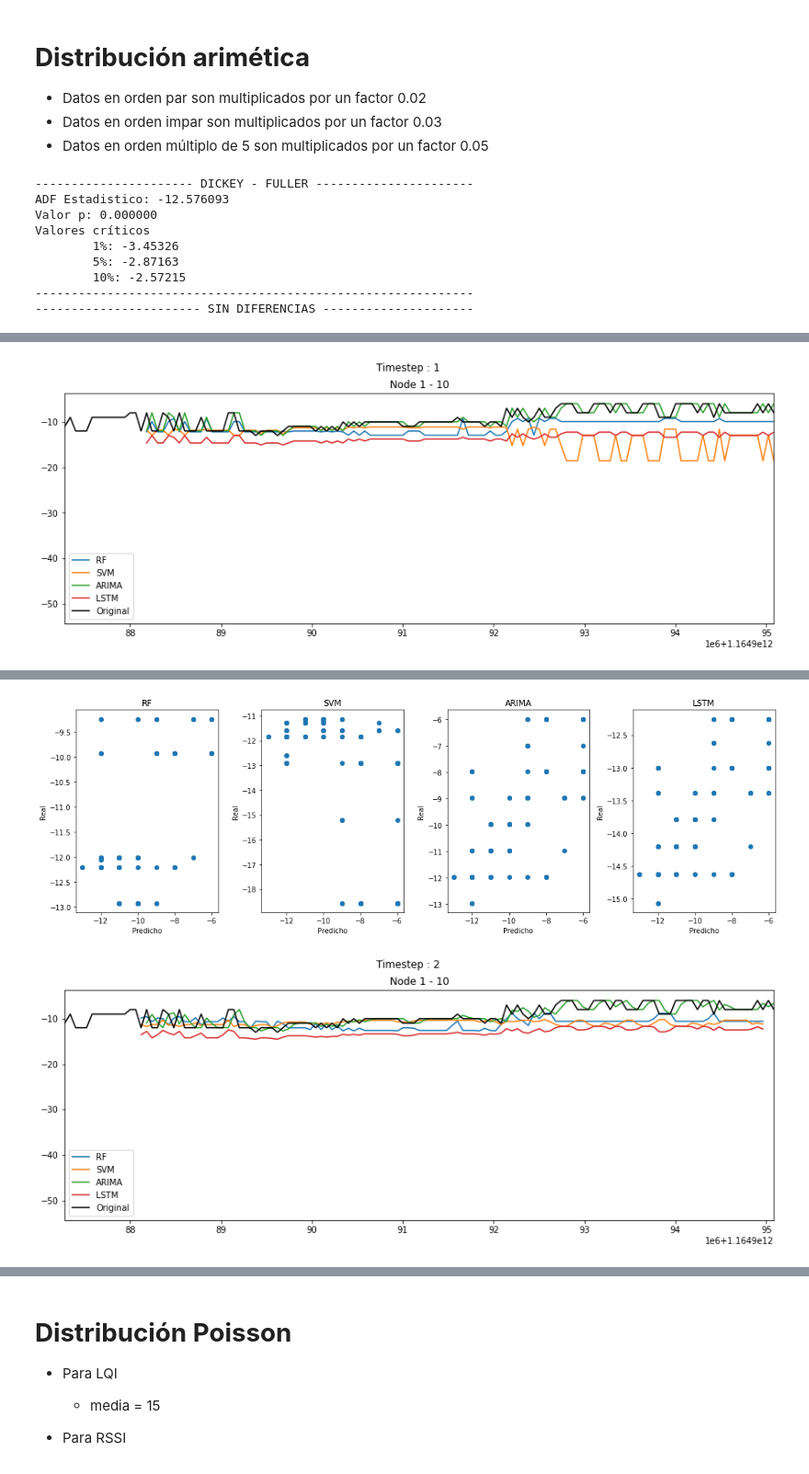
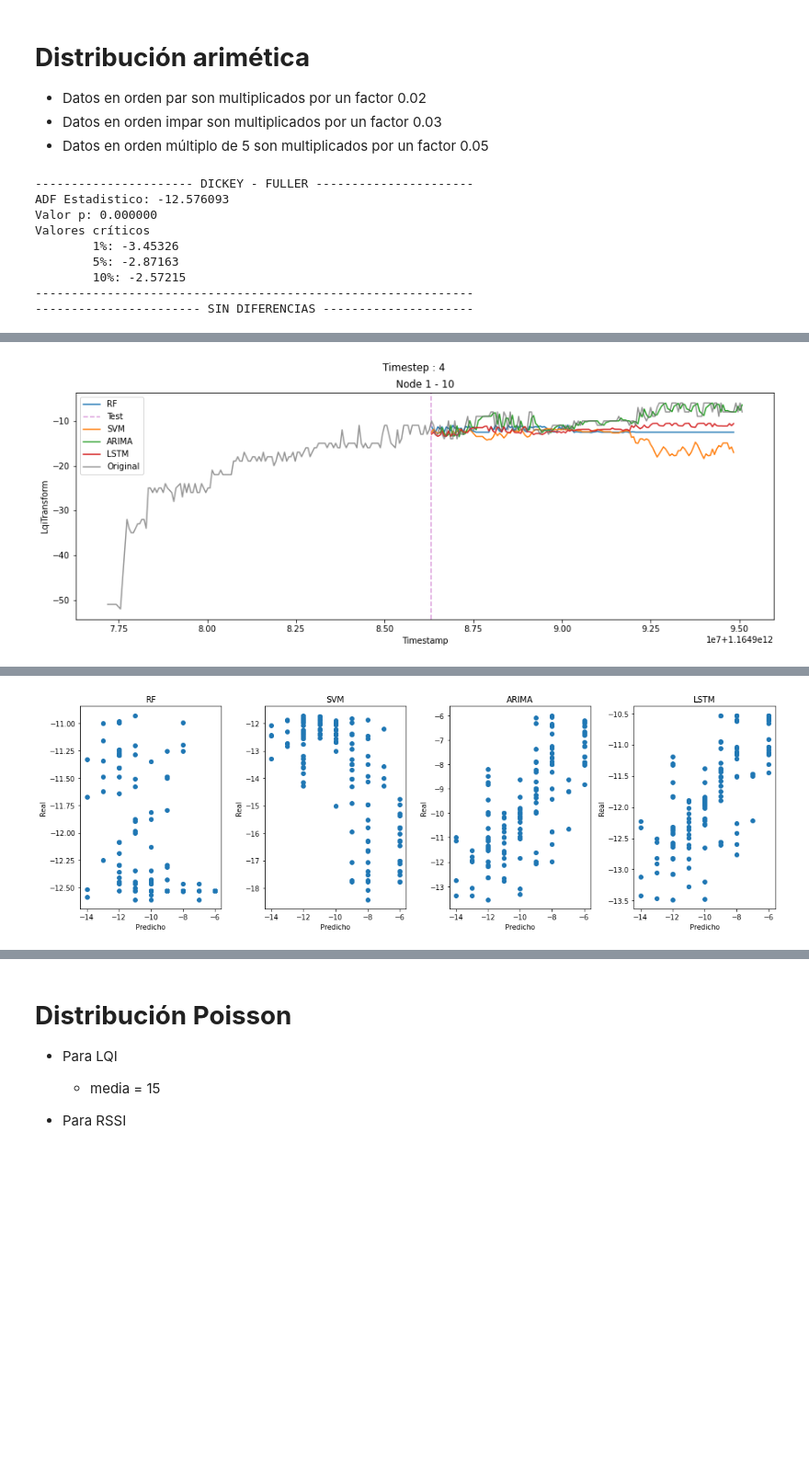
Before and after one commit to juandmantilla/Prediccion-LQI-RSSI-series-de-tiempo, a Jupyter notebook: Experimentos.ipynb, the cells around one changed output, grey strips where cells are left out. Shown at 92% size. Cells and saved outputs as stored; diff of their text form; code cells hidden in the pictures; blank space fills up the shorter version.

```diff
--- a/Experimentos.ipynb
+++ b/Experimentos.ipynb
@@ -1150,8 +1106,10 @@ SrcNode = 10
 indicador = "LqiTransform"
 numNeuronas = 32
 epocas = 32
+porcentaje = 0.5
+pasosHistoricos = 4
 
-ejecutarModelos(False, False, path, nodeId, SrcNode, indicador, numNeuronas, epocas)
+ejecutarModelos(False, False, path, nodeId, SrcNode, indicador, numNeuronas, epocas, porcentaje, pasosHistoricos)
 # %% [output]
 ---------------------- DICKEY - FULLER ----------------------
 ADF Estadistico: -12.576093
@@ -1181,2 +1127,2 @@ Valores críticos
 [figure]
-[figure, old version]
+[figure, new version]
@@ -1184,2 +1130 @@ Valores críticos
-[figure, old version]
+[figure, new version]
-[figure, removed]
```
Also changed, not shown: parts of 20 cells of this notebook.
